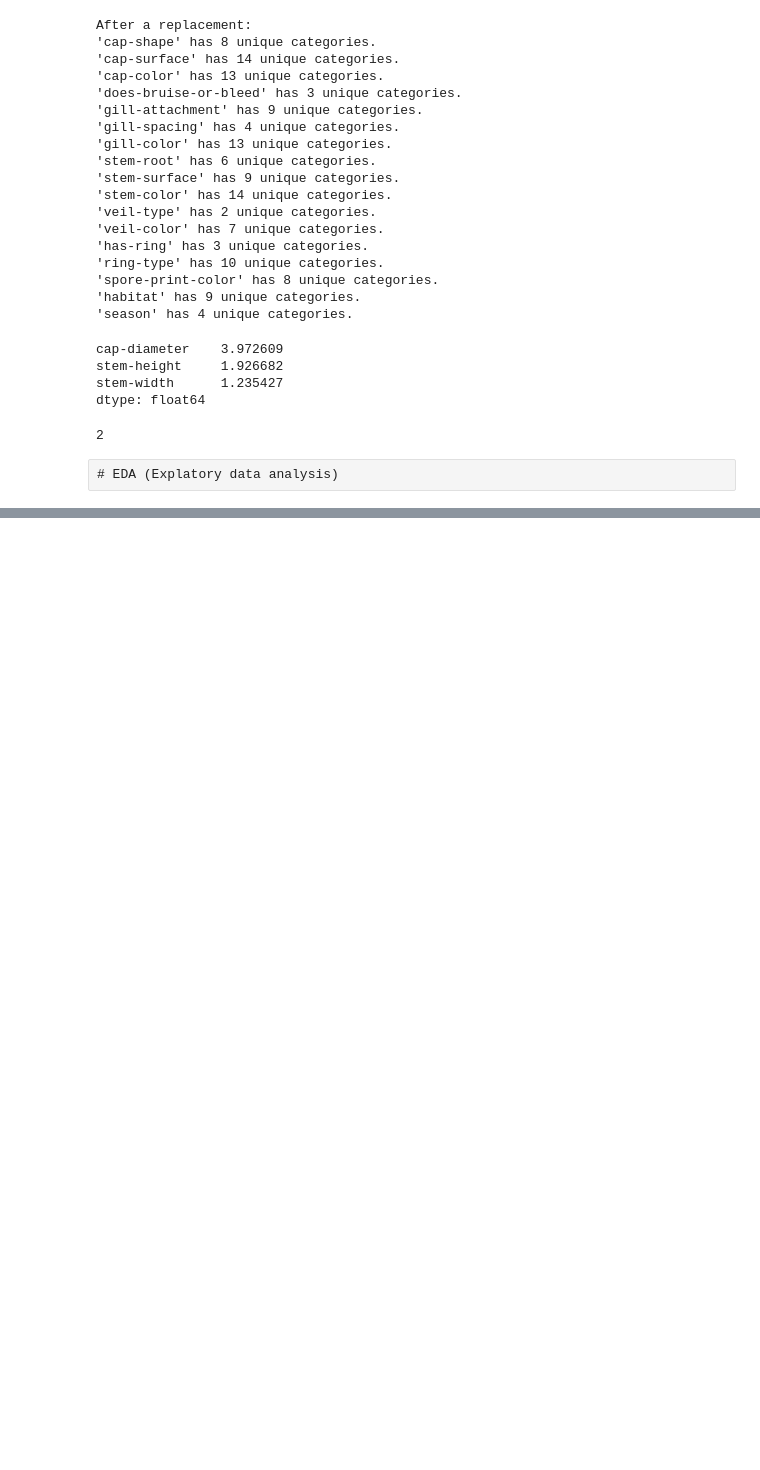
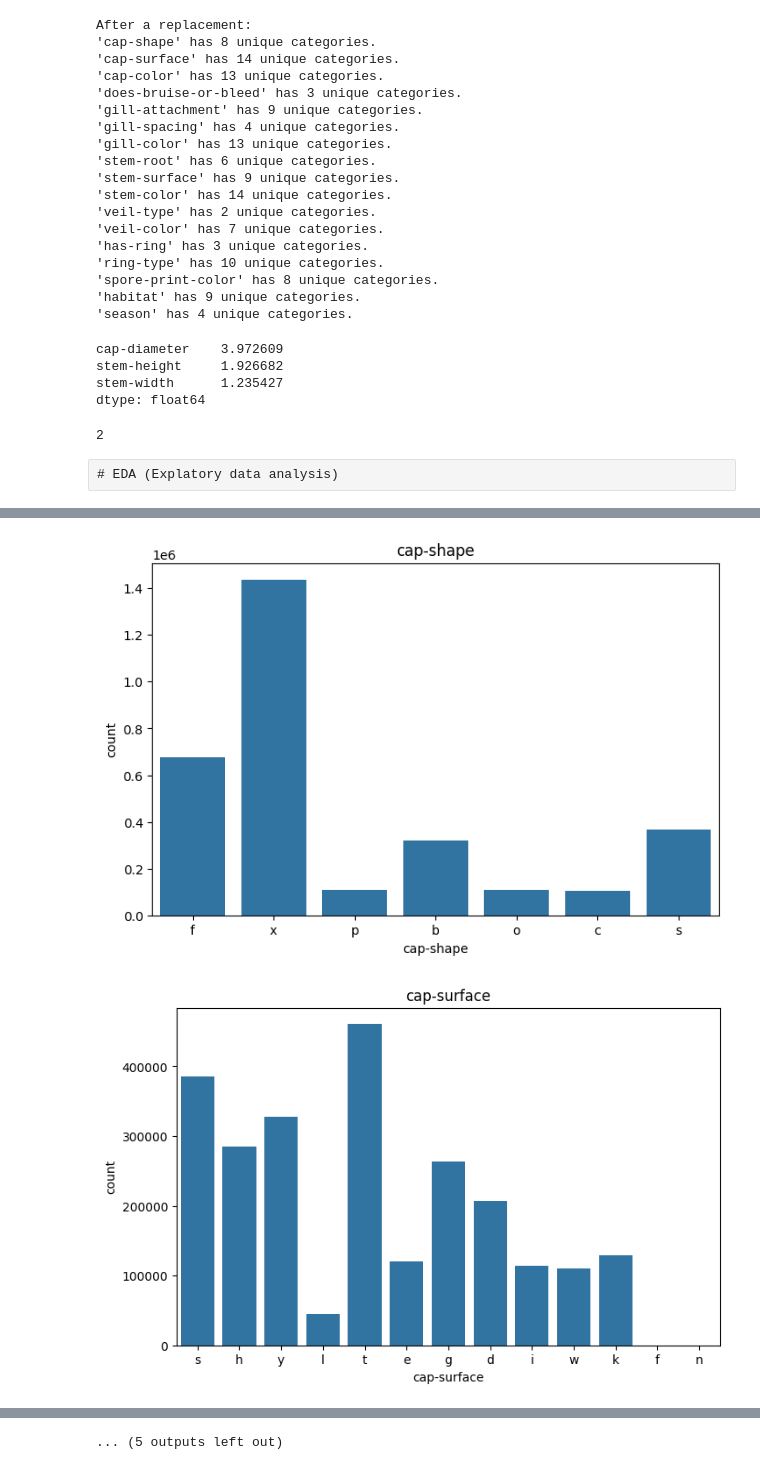
Before and after one commit to ariel055132/ML_DL, a Jupyter notebook: BinaryPredictionOfMushrooms/20240813_BaselineSubmission.ipynb, the cells around one changed output, grey strips where cells are left out. Saved outputs shown, nothing was run; the diff lists cells and outputs as text; code cells hidden in the pictures; blank space fills up the shorter version.

```diff
--- a/BinaryPredictionOfMushrooms/20240813_BaselineSubmission.ipynb
+++ b/BinaryPredictionOfMushrooms/20240813_BaselineSubmission.ipynb
@@ -285,0 +299,13 @@ train_df_cleaned = train_df_cleaned.drop_duplicates()
+# %%
+# Distribution of categorical features
+for column in categorical_features:
+    # Exclude "Unknown" from dataframe
+    filtered_data = train_df_cleaned[train_df_cleaned[column] != 'Unknown']
+    plt.figure(figsize=(8,5))
+    sns.countplot(data=filtered_data, x=column)
+    plt.title(column)
+    plt.tight_layout
+    plt.show()
+# %% [output]
+[figure, added]
+[figure, added]
@@ -285,0 +322 @@ train_df_cleaned = train_df_cleaned.drop_duplicates()
+... (5 outputs left out)
```
Also changed, not shown: parts of 13 cells of this notebook.
